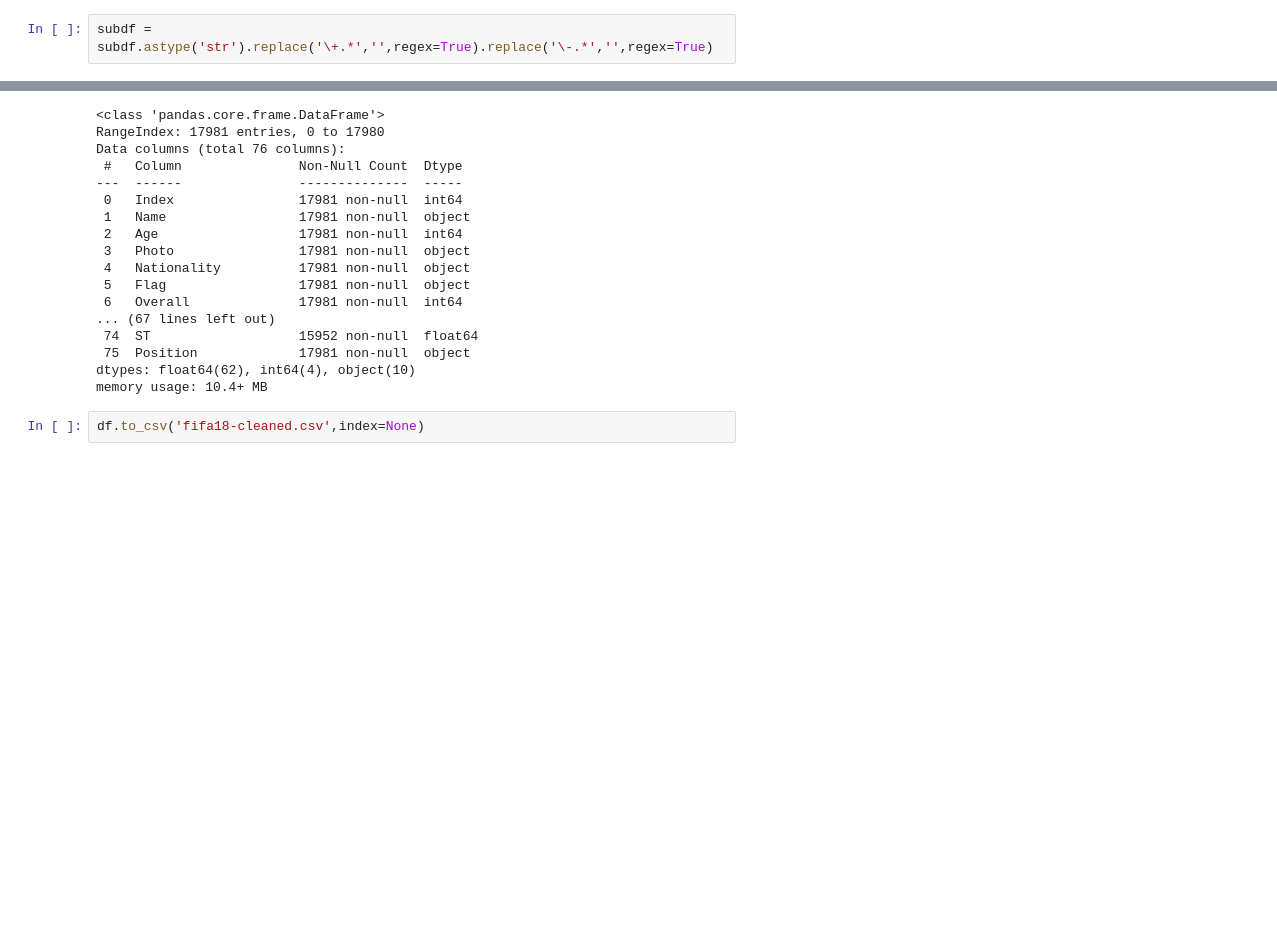
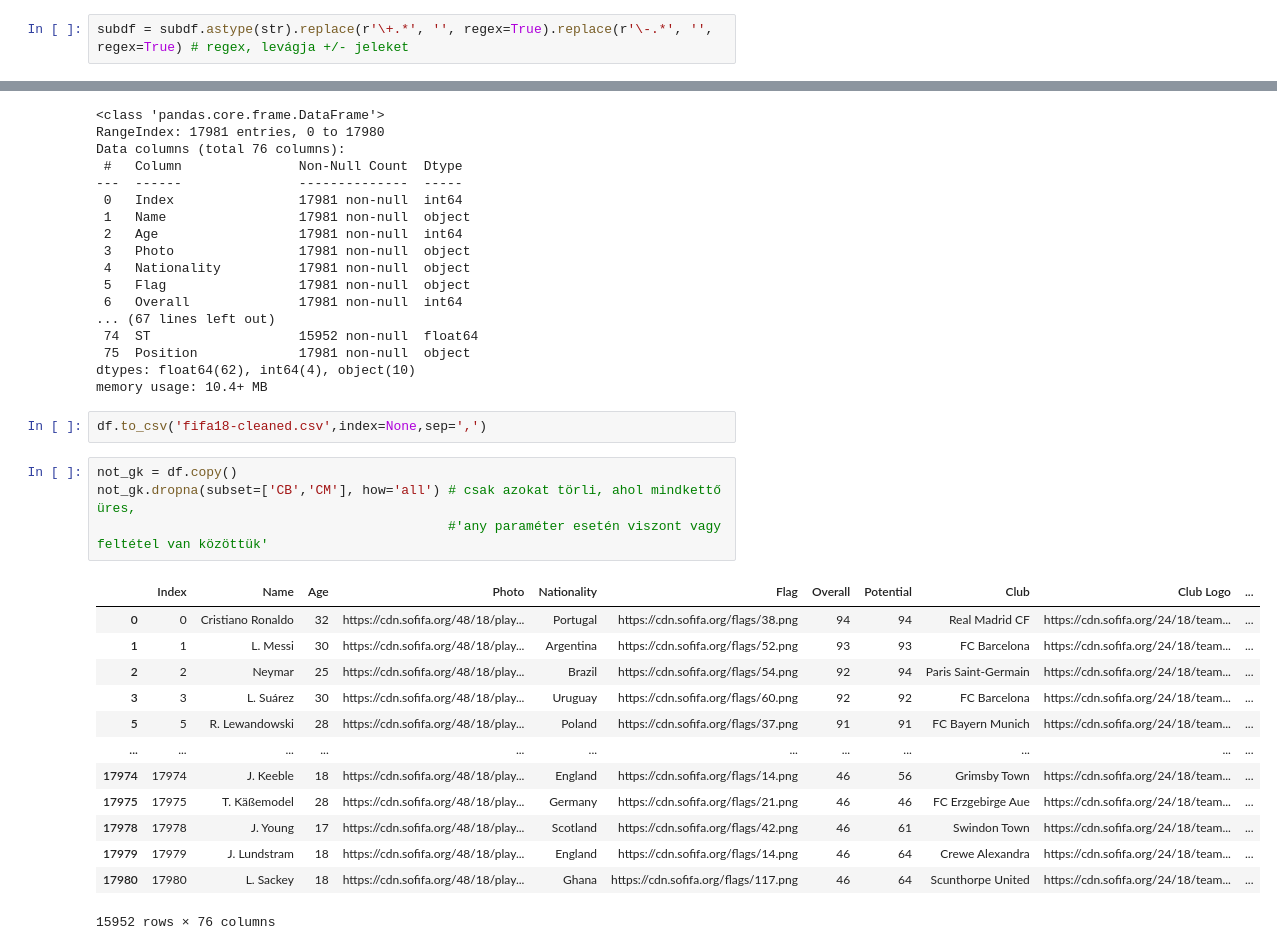
Before and after one commit to lacithelaci/oktatas, a Jupyter notebook: egyetemi_feleves_cuccok/4_szemeszter/big data/orai_fajlok/Elofeldolgozas/01-Clean-Fifa18.ipynb, the cells around one changed output, grey strips where cells are left out. Saved outputs shown, nothing was run; the diff lists cells and outputs as text; blank space fills up the shorter version.

```diff
--- a/egyetemi_feleves_cuccok/4_szemeszter/big data/orai_fajlok/Elofeldolgozas/01-Clean-Fifa18.ipynb
+++ b/egyetemi_feleves_cuccok/4_szemeszter/big data/orai_fajlok/Elofeldolgozas/01-Clean-Fifa18.ipynb
@@ -78,7 +94,7 @@ subdf.head()
 | 3 | 2291 | 88 | 78 | 86 | 60 | 91 | 83 | 77 | 86 | ... |
 | 4 | 1493 | 58 | 29 | 52 | 35 | 48 | 70 | 15 | 14 | ... |
 # %%
-subdf = subdf.astype('str').replace('\+.*','',regex=True).replace('\-.*','',regex=True)
+subdf = subdf.astype(str).replace(r'\+.*', '', regex=True).replace(r'\-.*', '', regex=True) # regex, levágja +/- jeleket
 # %%
 subdf = subdf.astype('float64')
 # %%
@@ -115,4 +131,22 @@ Data columns (total 76 columns):
 dtypes: float64(62), int64(4), object(10)
 memory usage: 10.4+ MB
 # %%
-df.to_csv('fifa18-cleaned.csv',index=None)
+df.to_csv('fifa18-cleaned.csv',index=None,sep=',')
+# %%
+not_gk = df.copy()
+not_gk.dropna(subset=['CB','CM'], how='all') # csak azokat törli, ahol mindkettő üres,
+                                             #'any paraméter esetén viszont vagy feltétel van közöttük'
+# %% [output]
+|  | Index | Name | Age | Photo | Nationality | Flag | Overall | Potential | Club | Club Logo | ... |
+| 0 | 0 | Cristiano Ronaldo | 32 | https://cdn.sofifa.org/48/18/play... | Portugal | https://cdn.sofifa.org/flags/38.png | 94 | 94 | Real Madrid CF | https://cdn.sofifa.org/24/18/team... | ... |
+| 1 | 1 | L. Messi | 30 | https://cdn.sofifa.org/48/18/play... | Argentina | https://cdn.sofifa.org/flags/52.png | 93 | 93 | FC Barcelona | https://cdn.sofifa.org/24/18/team... | ... |
+| 2 | 2 | Neymar | 25 | https://cdn.sofifa.org/48/18/play... | Brazil | https://cdn.sofifa.org/flags/54.png | 92 | 94 | Paris Saint-Germain | https://cdn.sofifa.org/24/18/team... | ... |
+| 3 | 3 | L. Suárez | 30 | https://cdn.sofifa.org/48/18/play... | Uruguay | https://cdn.sofifa.org/flags/60.png | 92 | 92 | FC Barcelona | https://cdn.sofifa.org/24/18/team... | ... |
+| 5 | 5 | R. Lewandowski | 28 | https://cdn.sofifa.org/48/18/play... | Poland | https://cdn.sofifa.org/flags/37.png | 91 | 91 | FC Bayern Munich | https://cdn.sofifa.org/24/18/team... | ... |
+| ... | ... | ... | ... | ... | ... | ... | ... | ... | ... | ... | ... |
+| 17974 | 17974 | J. Keeble | 18 | https://cdn.sofifa.org/48/18/play... | England | https://cdn.sofifa.org/flags/14.png | 46 | 56 | Grimsby Town | https://cdn.sofifa.org/24/18/team... | ... |
+| 17975 | 17975 | T. Käßemodel | 28 | https://cdn.sofifa.org/48/18/play... | Germany | https://cdn.sofifa.org/flags/21.png | 46 | 46 | FC Erzgebirge Aue | https://cdn.sofifa.org/24/18/team... | ... |
+| 17978 | 17978 | J. Young | 17 | https://cdn.sofifa.org/48/18/play... | Scotland | https://cdn.sofifa.org/flags/42.png | 46 | 61 | Swindon Town | https://cdn.sofifa.org/24/18/team... | ... |
+| 17979 | 17979 | J. Lundstram | 18 | https://cdn.sofifa.org/48/18/play... | England | https://cdn.sofifa.org/flags/14.png | 46 | 64 | Crewe Alexandra | https://cdn.sofifa.org/24/18/team... | ... |
+| 17980 | 17980 | L. Sackey | 18 | https://cdn.sofifa.org/48/18/play... | Ghana | https://cdn.sofifa.org/flags/117.png | 46 | 64 | Scunthorpe United | https://cdn.sofifa.org/24/18/team... | ... |
+15952 rows × 76 columns
```
Also changed, not shown: parts of 5 cells of this notebook, 4 other files.
